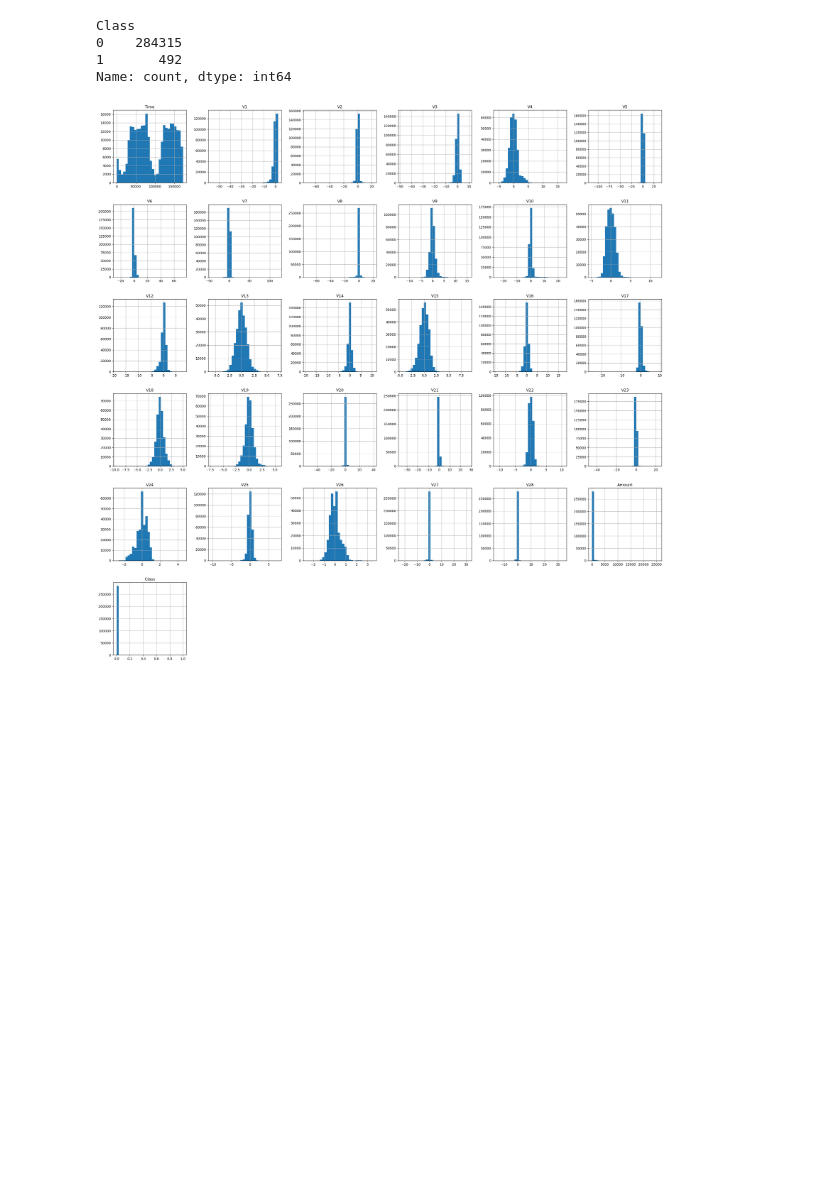
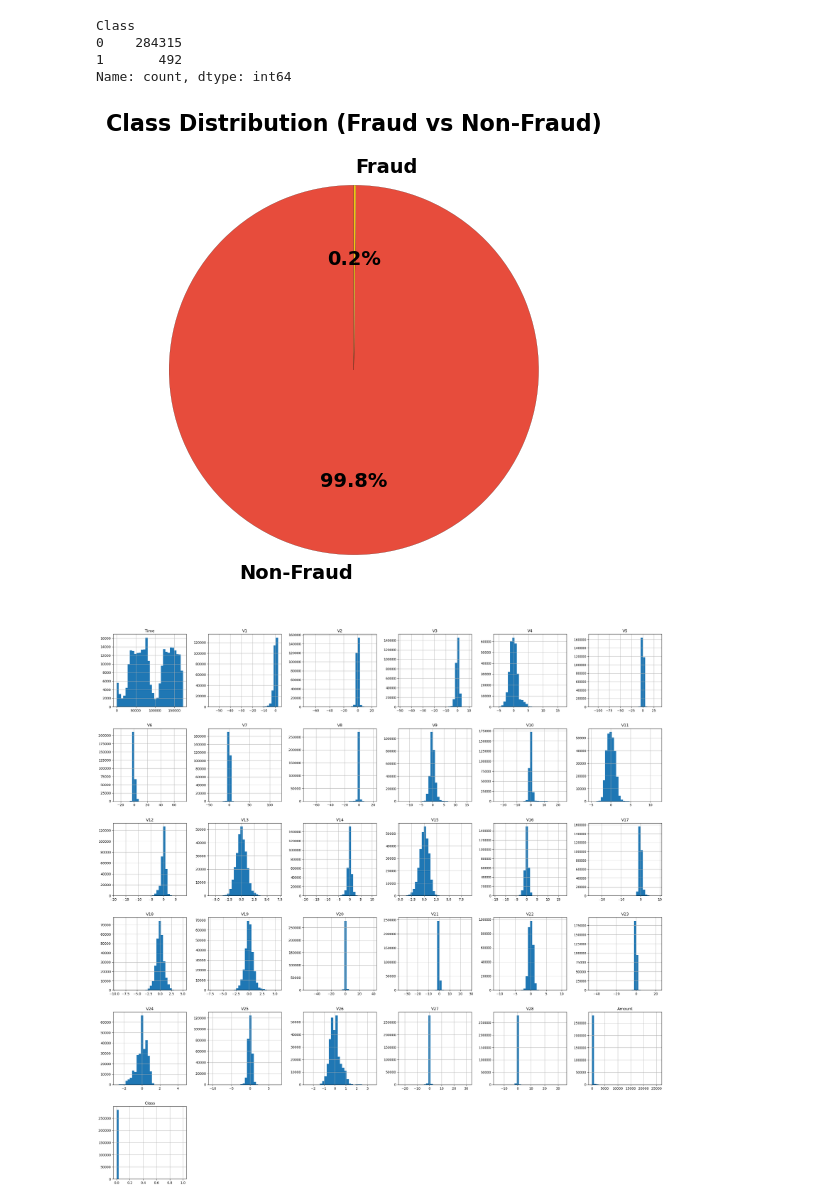
Before and after one commit to barissucuoglu/Data-Science-Playground, a Jupyter notebook: ML/Credit Card Fraud Detection.ipynb, the cells around one changed output. Drawn from its saved outputs; the diff is of its cells as text; code cells hidden in the pictures; blank space fills up the shorter version.

```diff
--- a/ML/Credit Card Fraud Detection.ipynb
+++ b/ML/Credit Card Fraud Detection.ipynb
@@ -85,6 +86,20 @@ Class
 0    284315
 1       492
 Name: count, dtype: int64
+# %%
+custom_colors = ["#e74c3c", "#f1c40f"]
+
+plt.figure(figsize=(6, 6))
+plt.title("Class Distribution (Fraud vs Non-Fraud)", fontsize=16, weight="bold")
+plt.pie(df.Class.value_counts(), labels=["Non-Fraud", "Fraud"],
+        textprops={"fontsize": 14, "weight": "semibold"},
+        startangle=90,
+        autopct="%1.1f%%",
+        colors=custom_colors,
+        wedgeprops={"edgecolor": "black", "linewidth": 0.1})
+plt.show()
+# %% [output]
+[figure, added]
 # %%
 df.hist(bins=30, figsize=(30, 30))
 plt.show()
```
Also changed, not shown: parts of 12 cells of this notebook, 1 other file.
